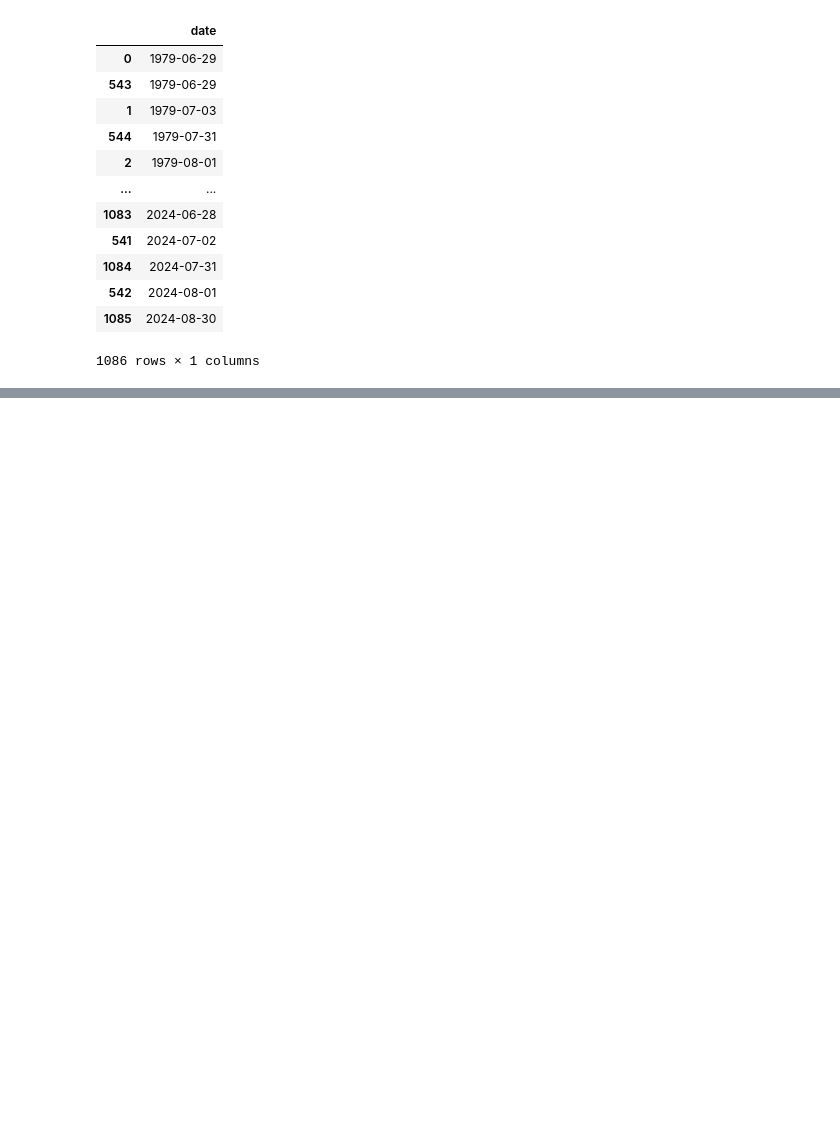
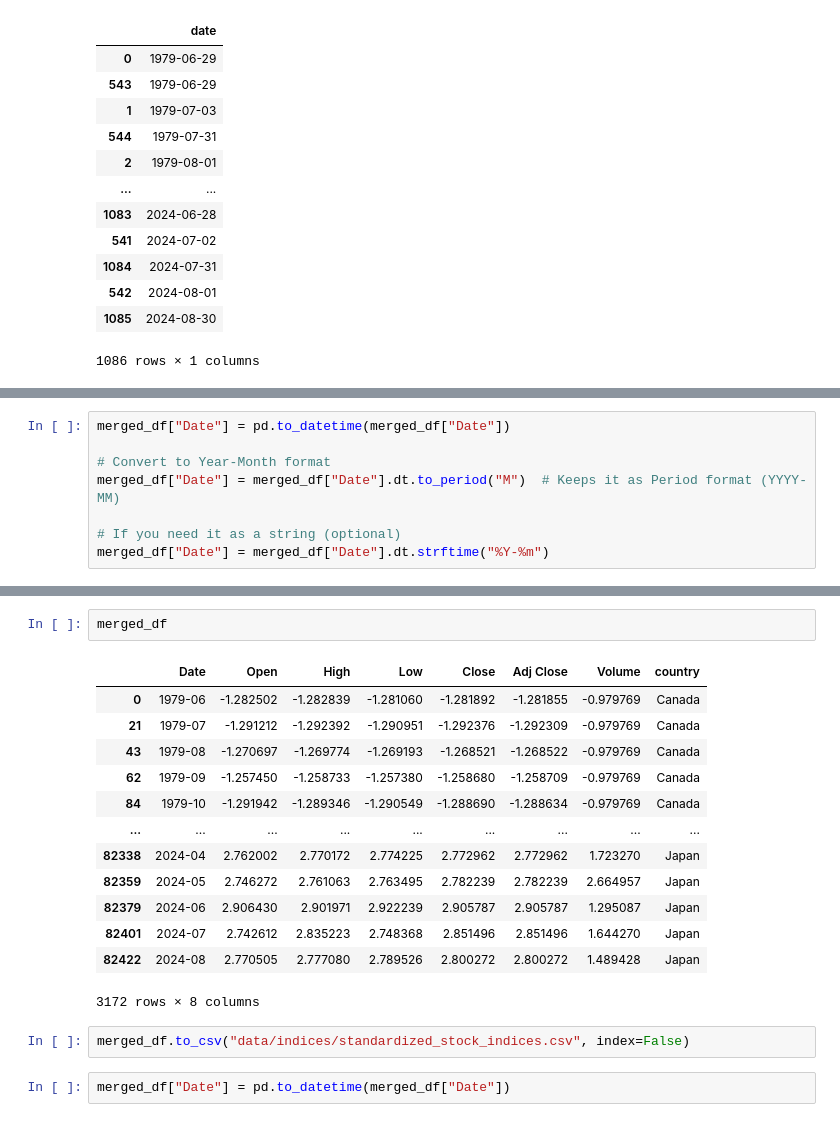
Before and after one commit to Luwate/macroeconomics-project, a Jupyter notebook: indices.ipynb, the cells around one changed output, grey strips where cells are left out. Cells and saved outputs as stored; diff of their text form; blank space fills up the shorter version.

```diff
--- a/indices.ipynb
+++ b/indices.ipynb
@@ -246,0 +292,8 @@ canada_df[canada_df["Date"].isin(new["date"])]
+# %%
+merged_df["Date"] = pd.to_datetime(merged_df["Date"])
+
+# Convert to Year-Month format
+merged_df["Date"] = merged_df["Date"].dt.to_period("M")  # Keeps it as Period format (YYYY-MM)
+
+# If you need it as a string (optional)
+merged_df["Date"] = merged_df["Date"].dt.strftime("%Y-%m")
@@ -246,0 +316,20 @@ canada_df[canada_df["Date"].isin(new["date"])]
+# %%
+merged_df
+# %% [output]
+|  | Date | Open | High | Low | Close | Adj Close | Volume | country |
+| 0 | 1979-06 | -1.282502 | -1.282839 | -1.281060 | -1.281892 | -1.281855 | -0.979769 | Canada |
+| 21 | 1979-07 | -1.291212 | -1.292392 | -1.290951 | -1.292376 | -1.292309 | -0.979769 | Canada |
+| 43 | 1979-08 | -1.270697 | -1.269774 | -1.269193 | -1.268521 | -1.268522 | -0.979769 | Canada |
+| 62 | 1979-09 | -1.257450 | -1.258733 | -1.257380 | -1.258680 | -1.258709 | -0.979769 | Canada |
+| 84 | 1979-10 | -1.291942 | -1.289346 | -1.290549 | -1.288690 | -1.288634 | -0.979769 | Canada |
+| ... | ... | ... | ... | ... | ... | ... | ... | ... |
+| 82338 | 2024-04 | 2.762002 | 2.770172 | 2.774225 | 2.772962 | 2.772962 | 1.723270 | Japan |
+| 82359 | 2024-05 | 2.746272 | 2.761063 | 2.763495 | 2.782239 | 2.782239 | 2.664957 | Japan |
+| 82379 | 2024-06 | 2.906430 | 2.901971 | 2.922239 | 2.905787 | 2.905787 | 1.295087 | Japan |
+| 82401 | 2024-07 | 2.742612 | 2.835223 | 2.748368 | 2.851496 | 2.851496 | 1.644270 | Japan |
+| 82422 | 2024-08 | 2.770505 | 2.777080 | 2.789526 | 2.800272 | 2.800272 | 1.489428 | Japan |
+3172 rows × 8 columns
+# %%
+merged_df.to_csv("data/indices/standardized_stock_indices.csv", index=False)
+# %%
+merged_df["Date"] = pd.to_datetime(merged_df["Date"])
```
Also changed, not shown: parts of 15 cells of this notebook, 12 other files.
